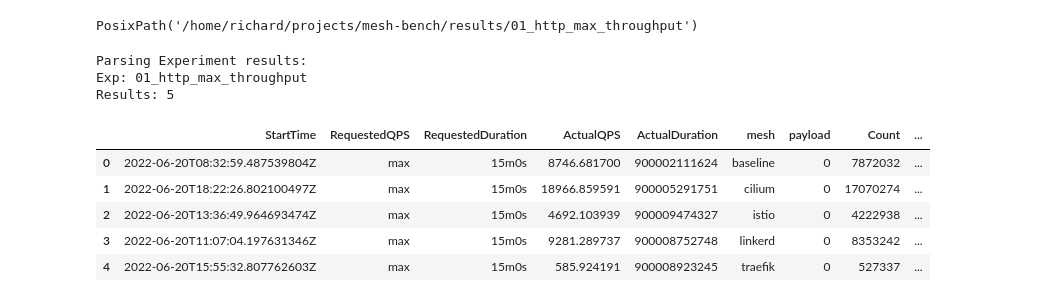
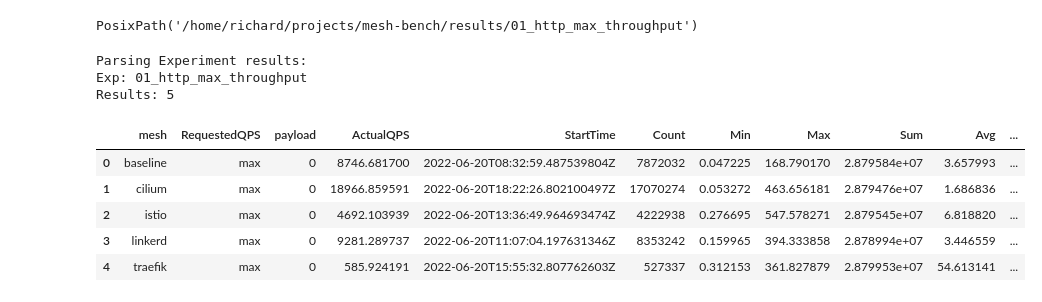
Before and after one commit to RichardBieringa/mesh-bench, a Jupyter notebook: viz/01_http_max_throughput.ipynb, the cells around one changed output. Drawn from its saved outputs; the diff is of its cells as text; code cells hidden in the pictures.

```diff
--- a/viz/01_http_max_throughput.ipynb
+++ b/viz/01_http_max_throughput.ipynb
@@ -108,40 +106,61 @@ Parse all experiment results:
 # Regex to extra# 0 -> Full match
 # 1 -> Protocol (http/grpc)
 # 2 -> Mesh
 # 3 -> Requested QPS
 # 4 -> Transfer in bytes
 # 5 -> Repetitionct dimensions from the filename
 name_re = re.compile("^([a-z]+)_([a-z]+)_(\d+|MAX)_(\d+)_(\d+).*json$")
 
 
 series = []
 for root, _, files in os.walk(results_dir, topdown=False):
 
     print(f"Parsing Experiment results:")
     print(f"Exp: {experiment}\nResults: {len(files)}")
 
     for file in files:
         # Extract metadata from the result
         matches = re.match(name_re, file)
 
         # Absolute path of the results file
         p = (pathlib.Path(root) / file).resolve()
 
         series.append(clean_fortio_results(p))
 
 df = pd.DataFrame(series)
-df = df.sort_values(by="mesh", ignore_index=True)
+
+# Re-order
+df = df[[
+    "mesh",
+    "RequestedQPS",
+    "payload",
+    "ActualQPS",
+    "StartTime",
+    "Count",
+    "Min",
+    "Max",
+    "Sum",
+    "Avg",
+    "StdDev",
+    "counts",
+    "percentages",
+    "categories",
+    "bins",
+]]
+
+# Sort
+df = df.sort_values(by=["mesh", "RequestedQPS"], ignore_index=True)
 df
 # %% [output]
 Parsing Experiment results:
 Exp: 01_http_max_throughput
 Results: 5
-|  | StartTime | RequestedQPS | RequestedDuration | ActualQPS | ActualDuration | mesh | payload | Count | ... |
-| 0 | 2022-06-20T08:32:59.487539804Z | max | 15m0s | 8746.681700 | 900002111624 | baseline | 0 | 7872032 | ... |
-| 1 | 2022-06-20T18:22:26.802100497Z | max | 15m0s | 18966.859591 | 900005291751 | cilium | 0 | 17070274 | ... |
-| 2 | 2022-06-20T13:36:49.964693474Z | max | 15m0s | 4692.103939 | 900009474327 | istio | 0 | 4222938 | ... |
-| 3 | 2022-06-20T11:07:04.197631346Z | max | 15m0s | 9281.289737 | 900008752748 | linkerd | 0 | 8353242 | ... |
-| 4 | 2022-06-20T15:55:32.807762603Z | max | 15m0s | 585.924191 | 900008923245 | traefik | 0 | 527337 | ... |
+|  | mesh | RequestedQPS | payload | ActualQPS | StartTime | Count | Min | Max | Sum | Avg | ... |
+| 0 | baseline | max | 0 | 8746.681700 | 2022-06-20T08:32:59.487539804Z | 7872032 | 0.047225 | 168.790170 | 2.879584e+07 | 3.657993 | ... |
+| 1 | cilium | max | 0 | 18966.859591 | 2022-06-20T18:22:26.802100497Z | 17070274 | 0.053272 | 463.656181 | 2.879476e+07 | 1.686836 | ... |
+| 2 | istio | max | 0 | 4692.103939 | 2022-06-20T13:36:49.964693474Z | 4222938 | 0.276695 | 547.578271 | 2.879545e+07 | 6.818820 | ... |
+| 3 | linkerd | max | 0 | 9281.289737 | 2022-06-20T11:07:04.197631346Z | 8353242 | 0.159965 | 394.333858 | 2.878994e+07 | 3.446559 | ... |
+| 4 | traefik | max | 0 | 585.924191 | 2022-06-20T15:55:32.807762603Z | 527337 | 0.312153 | 361.827879 | 2.879953e+07 | 54.613141 | ... |
 # %%
 """
 Plotting of the results
```
Also changed, not shown: parts of 2 cells of this notebook, 2 other files.
